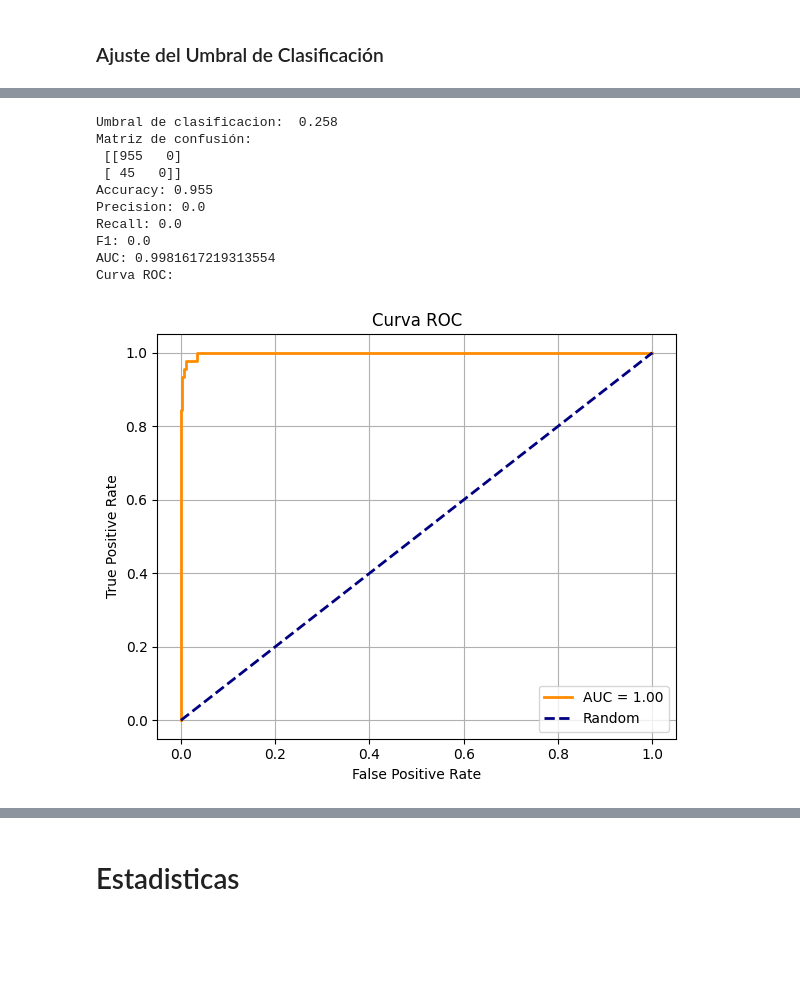
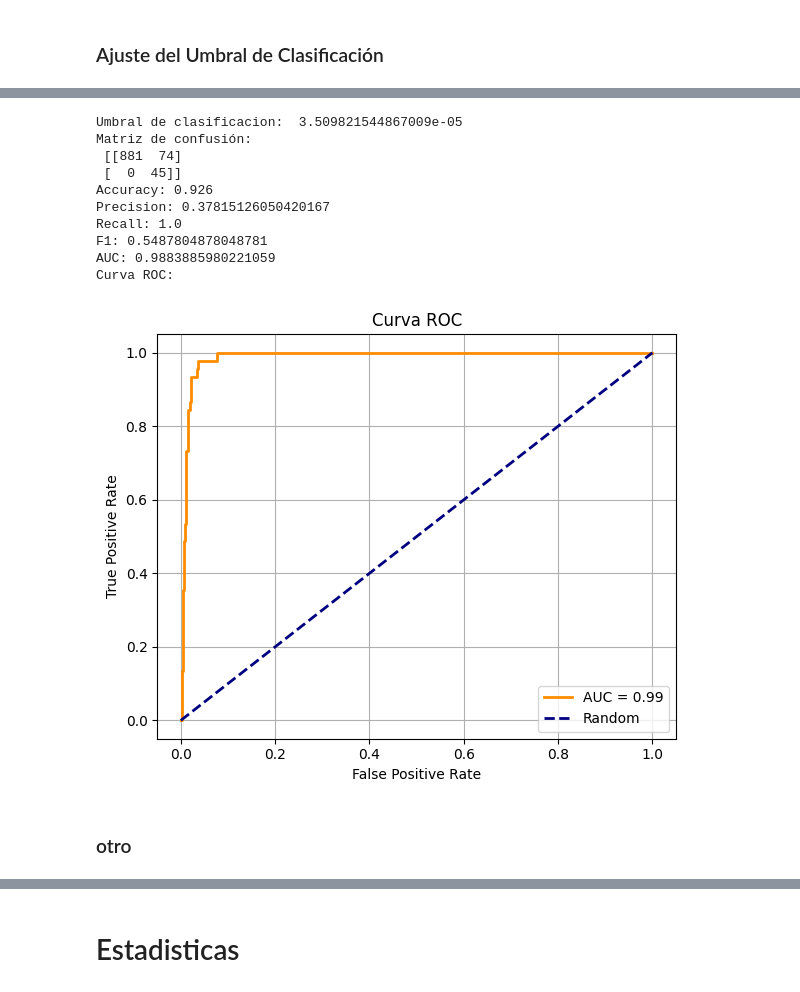
Before and after one commit to Camilabperez/Deteccion-fraude-ML, a Jupyter notebook: training/fraud-detection.ipynb, the cells around one changed output, grey strips where cells are left out. Saved outputs shown, nothing was run; the diff lists cells and outputs as text; code cells hidden in the pictures; blank space fills up the shorter version.

```diff
--- a/training/fraud-detection.ipynb
+++ b/training/fraud-detection.ipynb
@@ -806,9 +847,11 @@ x_data_fe
 Definición de métricas utilizadas para evaluar modelos
 # %%
 scoring = {
+    'roc_auc': 'roc_auc',
     'acc': make_scorer(accuracy_score),
     'precision': make_scorer(precision_score),
     'recall': make_scorer(recall_score),
     'f1': make_scorer(f1_score),
-    'auc': make_scorer(roc_auc_score),
+    'auc': make_scorer(roc_auc_score, needs_threshold=True),  # si querés mantener la clave 'auc'
+    'ap': make_scorer(average_precision_score, needs_proba=True),
 }
@@ -814,0 +860,12 @@ scoring = {
+# %%
+
+X_train, X_test, y_train, y_test = train_test_split(
+    x_data_raw, y_data,
+    test_size=0.1,
+    stratify=y_data,
+    random_state=42
+)
+X_train = X_train.sort_values(by='Timestamp')
+y_train= y_train.loc[X_train.index]
+X_test = X_test.sort_values(by='Timestamp')
+y_test = y_test.loc[X_test.index]
@@ -1879,0 +3073,25 @@ Generalizacion: 0.18275159976730665
+# %%
+best_pipe = grid_search_nn.best_estimator_
+
+oof_proba = cross_val_predict(
+    best_pipe,
+    X_train, y_train,
+    cv=StratifiedKFold(n_splits=3, shuffle=True, random_state=42),
+    method='predict_proba',
+    n_jobs=1
+)[:, 1]
+
+prec_t, rec_t, thr_t = precision_recall_curve(y_train, oof_proba)
+target_recall = 0.90   # ajustá según negocio
+cand = np.where(rec_t[:-1] >= target_recall)[0]
+best_idx = cand[np.argmax(prec_t[:-1][cand])] if len(cand) else np.argmax(prec_t[:-1])
+best_thr = float(thr_t[best_idx]) if best_idx < len(thr_t) else 0.5
+print(f"Nuevo umbral (recall≥{target_recall:.0%} en OOF): {best_thr:.4f}")
+
+ # Plot para elegir punto de corte
+plt.plot(thr_t, prec_t[:-1], label='Precision')
+plt.plot(thr_t, prec_t[:-1], label='Recall')
+plt.xlabel('Umbral de clasificacion')
+plt.legend()
+plt.grid()
+plt.show()
@@ -1899,42 +3210,44 @@ best_pipeline = grid_search_nn.best_estimator_
 
 y_proba = best_pipeline.predict_proba(x_data_raw)[:, 1]
 
-y_pred = (y_proba >= 0.62).astype(int)
+y_pred = (y_proba >= 0.14).astype(int)
 
-print("Umbral de clasificacion: ", 0.258)
+print("Umbral de clasificacion: ", best_thr)
 print("Matriz de confusión:\n", confusion_matrix(y_data, y_pred))
 print("Accuracy:", accuracy_score(y_data, y_pred))
 print("Precision:", precision_score(y_data, y_pred))
 print("Recall:", recall_score(y_data, y_pred))
 print("F1:", f1_score(y_data, y_pred))
 print("AUC:", roc_auc_score(y_data, y_proba))
 
 
 # Calcula la curva ROC
 fpr, tpr, thresholds = roc_curve(y_data, y_proba)
 roc_auc = auc(fpr, tpr)
 
 # Plot
 print("Curva ROC:\n")
 plt.figure(figsize=(6, 5))
 plt.plot(fpr, tpr, color='darkorange', lw=2, label=f'AUC = {roc_auc:.2f}')
 plt.plot([0, 1], [0, 1], color='navy', lw=2, linestyle='--', label='Random')
 plt.xlabel('False Positive Rate')
 plt.ylabel('True Positive Rate')
 plt.title('Curva ROC')
 plt.legend(loc="lower right")
 plt.grid()
 plt.tight_layout()
 plt.show()
 # %% [output]
-Umbral de clasificacion:  0.258
+Umbral de clasificacion:  3.509821544867009e-05
 Matriz de confusión:
- [[955   0]
- [ 45   0]]
-Accuracy: 0.955
-Precision: 0.0
-Recall: 0.0
-F1: 0.0
-AUC: 0.9981617219313554
+ [[881  74]
+ [  0  45]]
+Accuracy: 0.926
+Precision: 0.37815126050420167
+Recall: 1.0
+F1: 0.5487804878048781
+AUC: 0.9883885980221059
 Curva ROC:
-[figure, old version]
+[figure, new version]
+# %% [markdown]
+### otro
```
Also changed, not shown: parts of 71 cells of this notebook, 1 other file.
